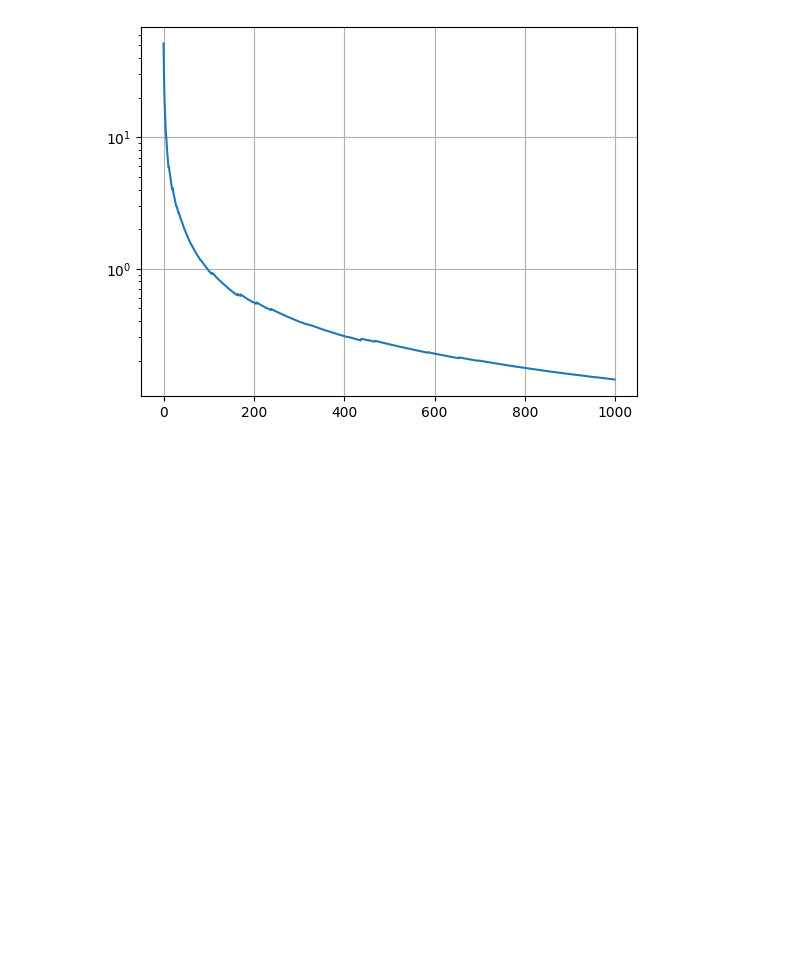
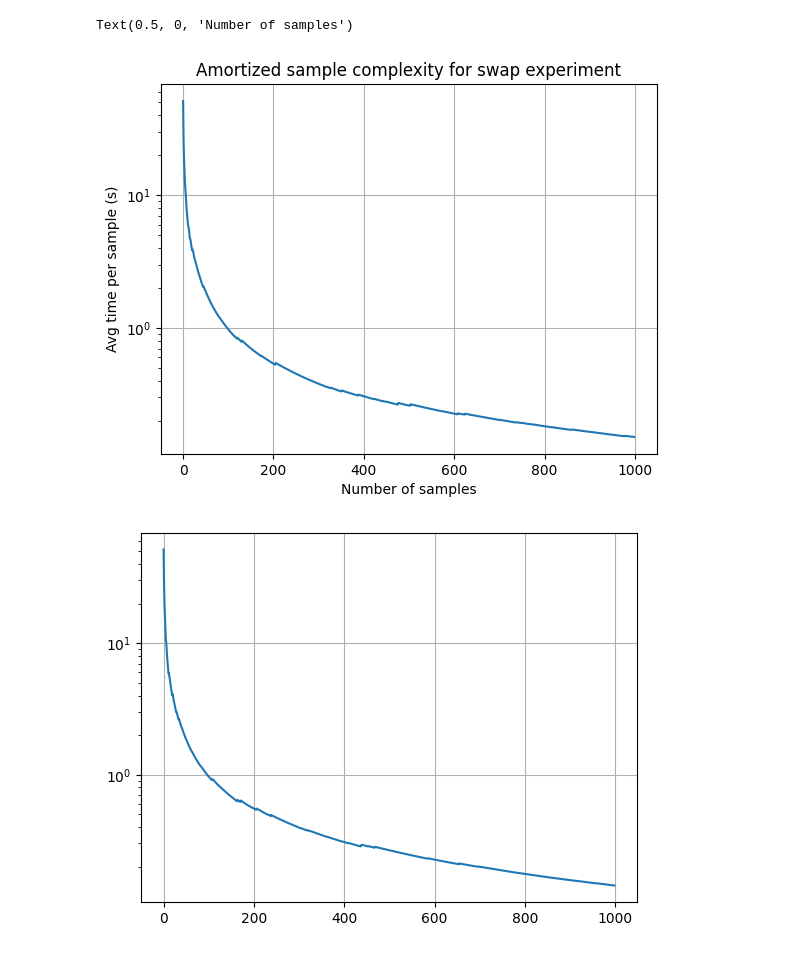
Before and after one commit to anshsingal/Trajectree, a Jupyter notebook: examples/amortized_time_complexity.ipynb, the cells around one changed output. Drawn from its saved outputs; the diff is of its cells as text; code cells hidden in the pictures; blank space fills up the shorter version.

```diff
--- a/examples/amortized_time_complexity.ipynb
+++ b/examples/amortized_time_complexity.ipynb
@@ -4,7 +4,7 @@ import numpy as np
 from matplotlib import pyplot as plt
 # %%
 # Set simulation params
-def run_experiment():
+def run_experiment(max_cache_nodes=-1):
     N = 4
     error_tolerance = 1e-13
 
@@ -23,7 +23,8 @@ def run_experiment():
         "if_analyze_entanglement": True,
         "calc_fidelity": False,
         "damping_error": True,
-        "depolarizing_error": False
+        "depolarizing_error": False,
+        "max_cache_nodes": max_cache_nodes
     }
 
     num_modes = 8
@@ -34,15 +35,14 @@ def run_experiment():
 
     num_simulations = 1000 # 20
 
-    cache_sizes = [10]
-
+    cache_size = 10
     iter = 0
     max_iter = 5
     threshold = 1e-4
     times = []
 
     while iter < max_iter:
-        psi_same, t_eval_same = create_swapping_simulation(N, num_modes, params, error_tolerance = 1e-10)
+        psi_same, t_eval_same = create_swapping_simulation(N, num_modes, params, cache_size, error_tolerance = 1e-10)
 
 
         # np.random.seed(iter)
@@ -52,4 +52,10 @@ def run_experiment():
         iter += 1
         print("iter:", iter)
 
-    return times
+    times_avg = np.mean(np.array(times).T, axis = 1)
+
+    avg_times = [np.mean(times_avg[:i]) for i in range(1, len(times_avg))]
+
+    np.save(f"amortized_sample_complexity_{max_cache_nodes}.npy", avg_times)
+
+    # return times
@@ -64,3 +110,17 @@ iter: 5
+# %%
+times_avg = np.mean(np.array(times).T, axis = 1)
+
+amortized_sample_complexity = [np.mean(times_avg[:i]) for i in range(1, len(times_avg))]
+
+plt.plot(amortized_sample_complexity)
+plt.grid()
+plt.yscale('log')
+plt.title("Amortized sample complexity for swap experiment")
+plt.ylabel("Avg time per sample (s)")
+plt.xlabel("Number of samples")
+# %% [output]
+Text(0.5, 0, 'Number of samples')
+[figure, added]
 # %%
 times_avg = np.mean(np.array(times).T, axis = 1)
 
```
Also changed, not shown: parts of 6 cells of this notebook, 10 other files.
